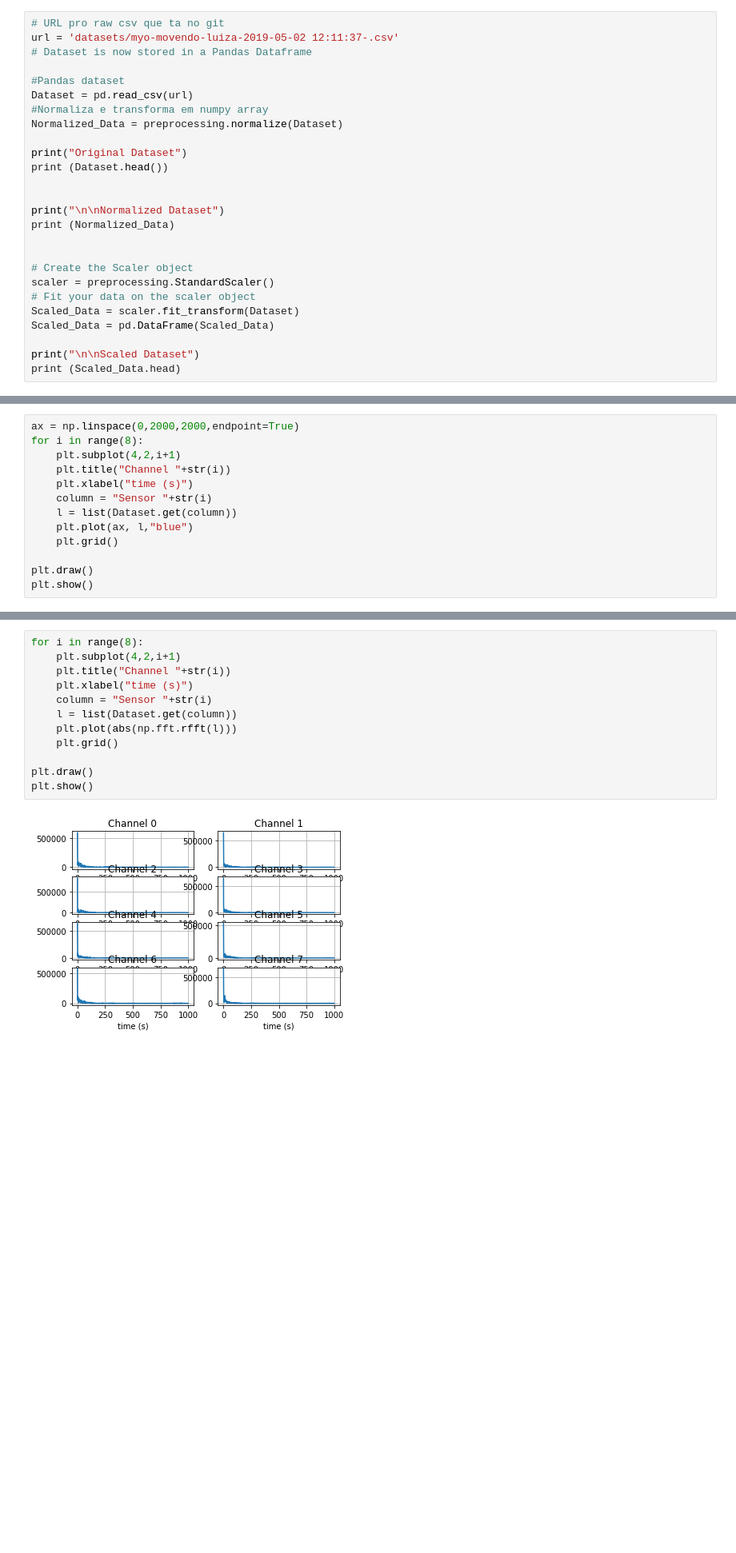
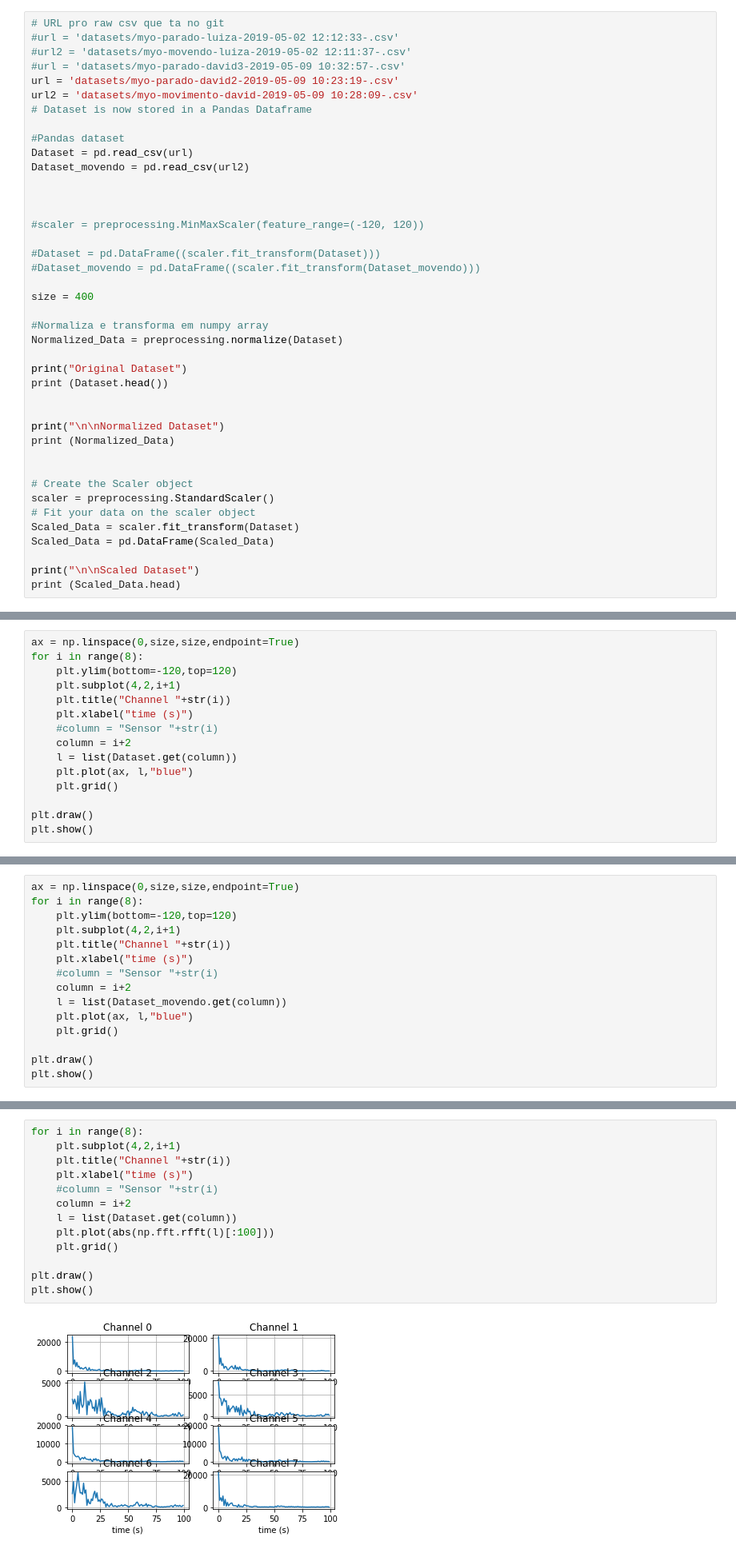
Before and after one commit to luizapozzobon/myo_project, a Jupyter notebook: Graficos.ipynb, the cells around one changed output, grey strips where cells are left out. Shown at 80% size. Saved outputs shown, nothing was run; the diff lists cells and outputs as text; blank space fills up the shorter version.

```diff
--- a/Graficos.ipynb
+++ b/Graficos.ipynb
@@ -5,11 +5,26 @@ import matplotlib.pyplot as plt
 from sklearn import preprocessing
 # %%
 # URL pro raw csv que ta no git
-url = 'datasets/myo-movendo-luiza-2019-05-02 12:11:37-.csv'
+#url = 'datasets/myo-parado-luiza-2019-05-02 12:12:33-.csv'
+#url2 = 'datasets/myo-movendo-luiza-2019-05-02 12:11:37-.csv'
+#url = 'datasets/myo-parado-david3-2019-05-09 10:32:57-.csv'
+url = 'datasets/myo-parado-david2-2019-05-09 10:23:19-.csv'
+url2 = 'datasets/myo-movimento-david-2019-05-09 10:28:09-.csv'
 # Dataset is now stored in a Pandas Dataframe
 
 #Pandas dataset
 Dataset = pd.read_csv(url)
+Dataset_movendo = pd.read_csv(url2)
+
+
+
+#scaler = preprocessing.MinMaxScaler(feature_range=(-120, 120))
+
+#Dataset = pd.DataFrame((scaler.fit_transform(Dataset)))
+#Dataset_movendo = pd.DataFrame((scaler.fit_transform(Dataset_movendo)))
+
+size = 400
+
 #Normaliza e transforma em numpy array
 Normalized_Data = preprocessing.normalize(Dataset)
 
@@ -75,11 +97,13 @@ Name: Variance, dtype: float64
 Name: Mean, dtype: float64
 # %%
-ax = np.linspace(0,2000,2000,endpoint=True)
+ax = np.linspace(0,size,size,endpoint=True)
 for i in range(8):
+    plt.ylim(bottom=-120,top=120)
     plt.subplot(4,2,i+1)
     plt.title("Channel "+str(i))
     plt.xlabel("time (s)")
-    column = "Sensor "+str(i)
+    #column = "Sensor "+str(i)
+    column = i+2
     l = list(Dataset.get(column))
     plt.plot(ax, l,"blue")
     plt.grid()
@@ -90,0 +115,15 @@ plt.show()
+# %%
+ax = np.linspace(0,size,size,endpoint=True)
+for i in range(8):
+    plt.ylim(bottom=-120,top=120)
+    plt.subplot(4,2,i+1)
+    plt.title("Channel "+str(i))
+    plt.xlabel("time (s)")
+    #column = "Sensor "+str(i)
+    column = i+2
+    l = list(Dataset_movendo.get(column))
+    plt.plot(ax, l,"blue")
+    plt.grid()
+
+plt.draw()
+plt.show()
@@ -91,14 +132,15 @@ plt.show()
 # %%
 for i in range(8):
     plt.subplot(4,2,i+1)
     plt.title("Channel "+str(i))
     plt.xlabel("time (s)")
-    column = "Sensor "+str(i)
+    #column = "Sensor "+str(i)
+    column = i+2
     l = list(Dataset.get(column))
-    plt.plot(abs(np.fft.rfft(l)))
+    plt.plot(abs(np.fft.rfft(l)[:100]))
     plt.grid()
 
 plt.draw()
 plt.show()
 # %% [output]
-[figure, old version]
+[figure, new version]
```
Also changed, not shown: parts of 14 cells of this notebook, 9 other files.
